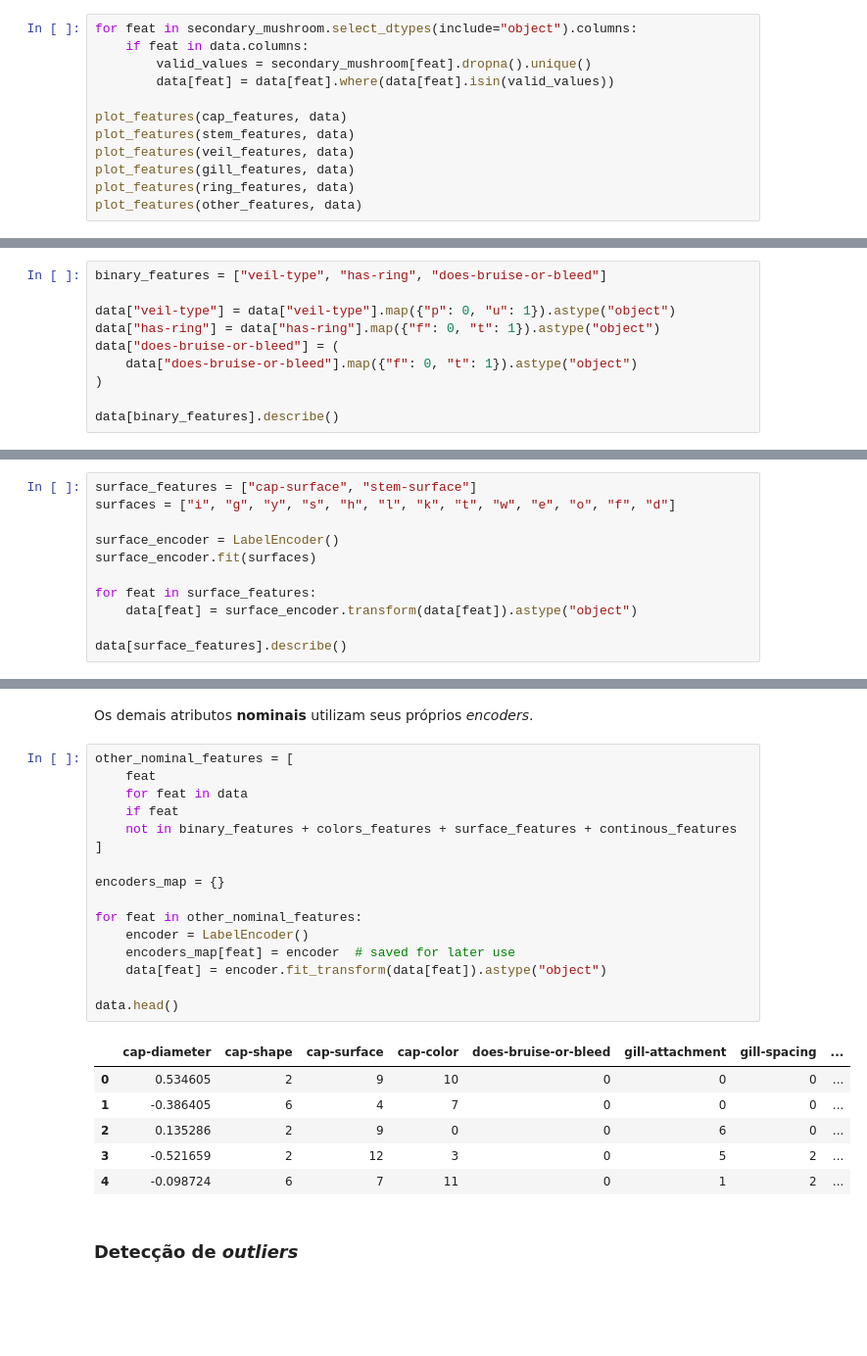
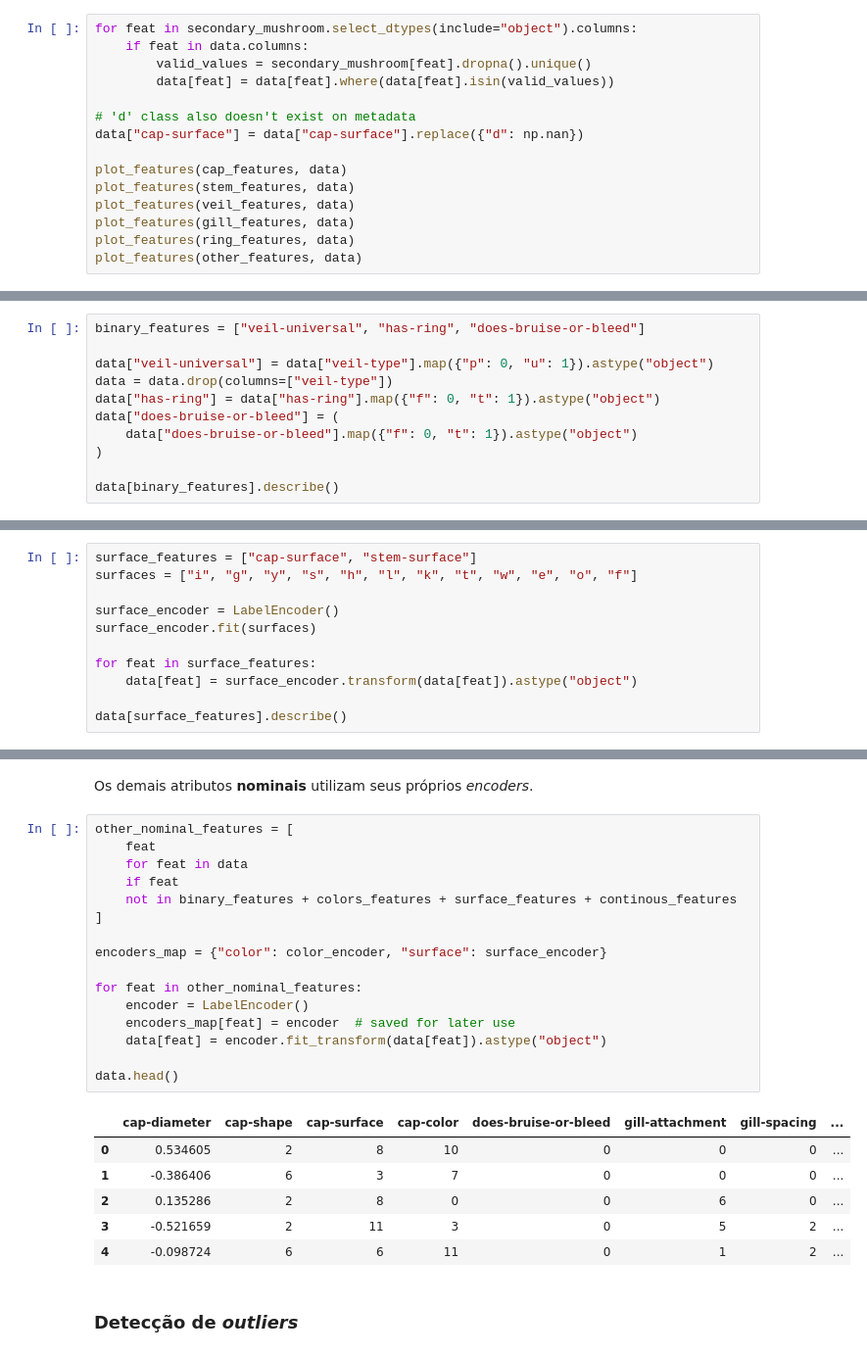
Before and after one commit to Victorgonl/PoisonousMushrooms, a Jupyter notebook: notebooks/1-preprocessing.ipynb, the cells around one changed output, grey strips where cells are left out. Shown at 98% size. Cells and saved outputs as stored; diff of their text form; blank space fills up the shorter version.

```diff
--- a/notebooks/1-preprocessing.ipynb
+++ b/notebooks/1-preprocessing.ipynb
@@ -584,6 +586,9 @@ for feat in secondary_mushroom.select_dtypes(include="object").columns:
     if feat in data.columns:
         valid_values = secondary_mushroom[feat].dropna().unique()
         data[feat] = data[feat].where(data[feat].isin(valid_values))
+
+# 'd' class also doesn't exist on metadata
+data["cap-surface"] = data["cap-surface"].replace({"d": np.nan})
 
 plot_features(cap_features, data)
 plot_features(stem_features, data)
@@ -816,9 +821,10 @@ Para os atributos **nominais binários**, atribuímos as classes como verdadeiro
 
 `does-bruise-or-bleed`: `f`, `t` $\rightarrow$ `0`, `1`
 # %%
-binary_features = ["veil-type", "has-ring", "does-bruise-or-bleed"]
+binary_features = ["veil-universal", "has-ring", "does-bruise-or-bleed"]
 
-data["veil-type"] = data["veil-type"].map({"p": 0, "u": 1}).astype("object")
+data["veil-universal"] = data["veil-type"].map({"p": 0, "u": 1}).astype("object")
+data = data.drop(columns=["veil-type"])
 data["has-ring"] = data["has-ring"].map({"f": 0, "t": 1}).astype("object")
 data["does-bruise-or-bleed"] = (
     data["does-bruise-or-bleed"].map({"f": 0, "t": 1}).astype("object")
@@ -861,7 +867,7 @@ data[colors_features].describe()
 Atributos **nominais** relacionados a superfície utilizaram o mesmo *encoder*.
 # %%
 surface_features = ["cap-surface", "stem-surface"]
-surfaces = ["i", "g", "y", "s", "h", "l", "k", "t", "w", "e", "o", "f", "d"]
+surfaces = ["i", "g", "y", "s", "h", "l", "k", "t", "w", "e", "o", "f"]
 
 surface_encoder = LabelEncoder()
 surface_encoder.fit(surfaces)
@@ -881,26 +887,26 @@ Os demais atributos **nominais** utilizam seus próprios *encoders*.
 # %%
 other_nominal_features = [
     feat
     for feat in data
     if feat
     not in binary_features + colors_features + surface_features + continous_features
 ]
 
-encoders_map = {}
+encoders_map = {"color": color_encoder, "surface": surface_encoder}
 
 for feat in other_nominal_features:
     encoder = LabelEncoder()
     encoders_map[feat] = encoder  # saved for later use
     data[feat] = encoder.fit_transform(data[feat]).astype("object")
 
 data.head()
 # %% [output]
 |  | cap-diameter | cap-shape | cap-surface | cap-color | does-bruise-or-bleed | gill-attachment | gill-spacing | ... |
-| 0 | 0.534605 | 2 | 9 | 10 | 0 | 0 | 0 | ... |
-| 1 | -0.386405 | 6 | 4 | 7 | 0 | 0 | 0 | ... |
-| 2 | 0.135286 | 2 | 9 | 0 | 0 | 6 | 0 | ... |
-| 3 | -0.521659 | 2 | 12 | 3 | 0 | 5 | 2 | ... |
-| 4 | -0.098724 | 6 | 7 | 11 | 0 | 1 | 2 | ... |
+| 0 | 0.534605 | 2 | 8 | 10 | 0 | 0 | 0 | ... |
+| 1 | -0.386406 | 6 | 3 | 7 | 0 | 0 | 0 | ... |
+| 2 | 0.135286 | 2 | 8 | 0 | 0 | 6 | 0 | ... |
+| 3 | -0.521659 | 2 | 11 | 3 | 0 | 5 | 2 | ... |
+| 4 | -0.098724 | 6 | 6 | 11 | 0 | 1 | 2 | ... |
 # %% [markdown]
 ### Detecção de *outliers*
 # %% [markdown]
```
Also changed, not shown: parts of 23 cells of this notebook, 3 other files.
